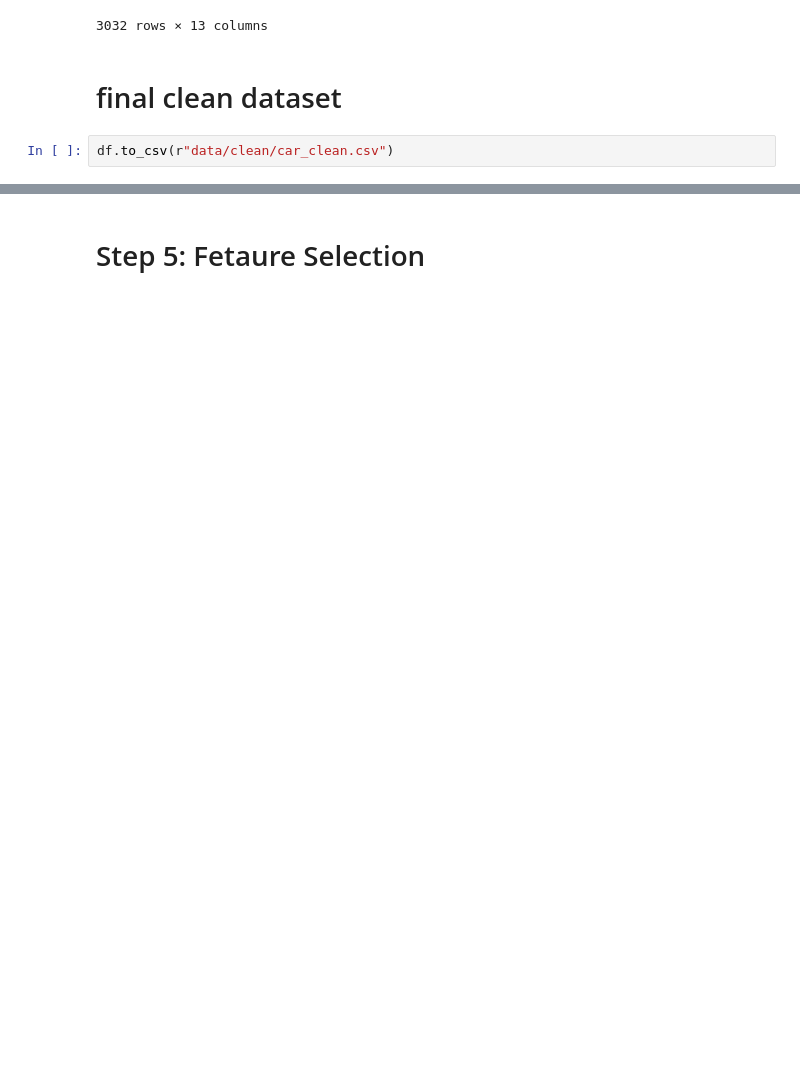
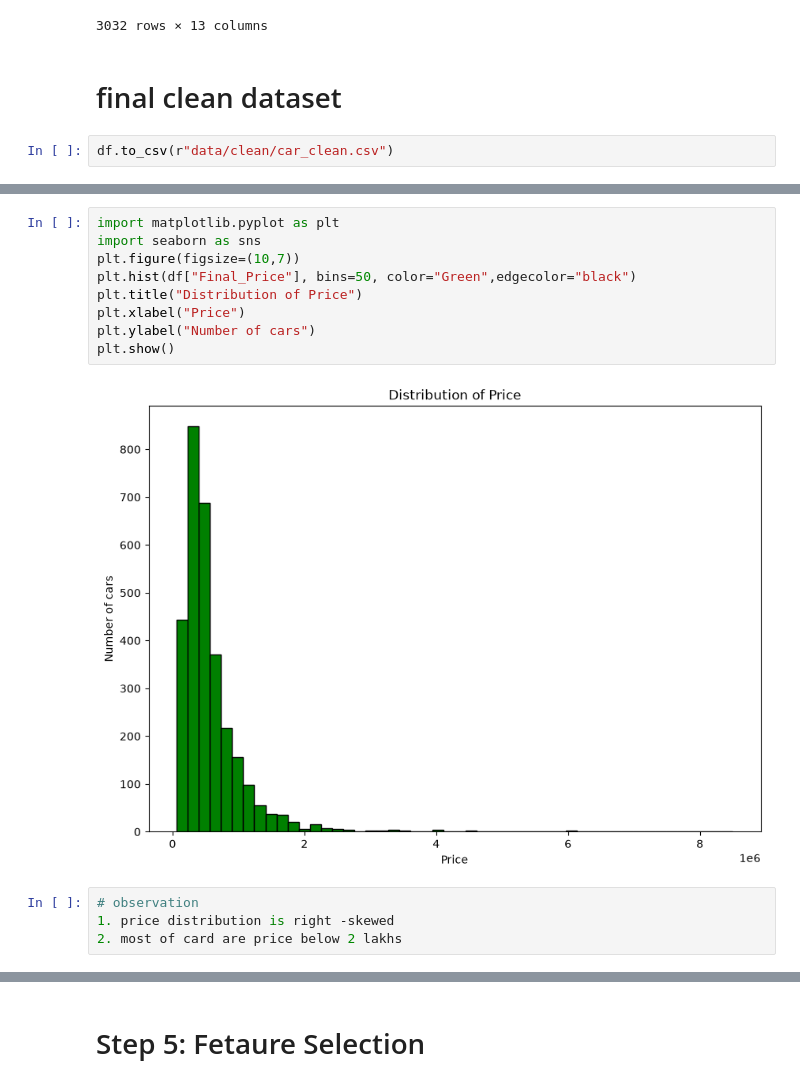
Before and after one commit to shri50/car_ml, a Jupyter notebook: data_Science_project.ipynb, the cells around one changed output, grey strips where cells are left out. Saved outputs shown, nothing was run; the diff lists cells and outputs as text; blank space fills up the shorter version.

```diff
--- a/data_Science_project.ipynb
+++ b/data_Science_project.ipynb
@@ -760,0 +772,15 @@ df.to_csv(r"data/clean/car_clean.csv")
+# %%
+import matplotlib.pyplot as plt
+import seaborn as sns
+plt.figure(figsize=(10,7))
+plt.hist(df["Final_Price"], bins=50, color="Green",edgecolor="black")
+plt.title("Distribution of Price")
+plt.xlabel("Price")
+plt.ylabel("Number of cars")
+plt.show()
+# %% [output]
+[figure, added]
+# %%
+# observation
+1. price distribution is right -skewed
+2. most of card are price below 2 lakhs
```
Also changed, not shown: parts of 74 cells of this notebook, 3 other files.
